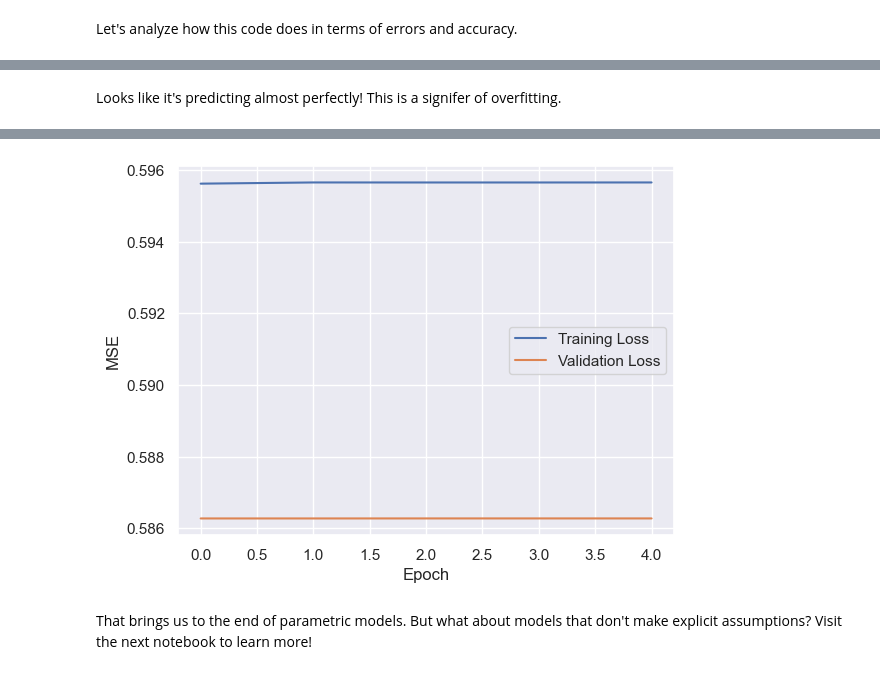
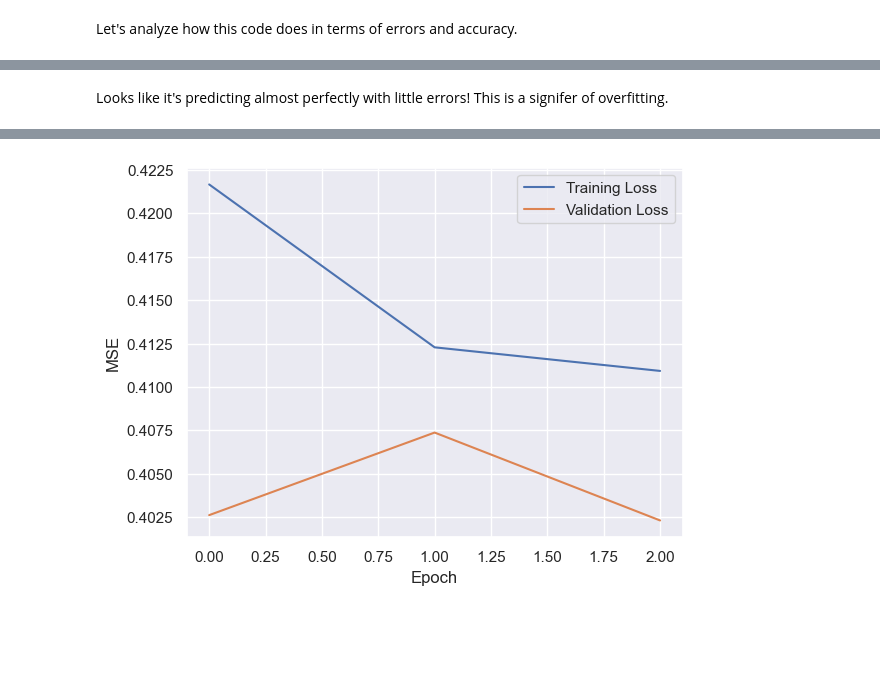
Before and after one commit to faithz314/INDE577, a Jupyter notebook: 577repo/Supervised Learning/4_Neural Networks/Diabetes.ipynb, the cells around one changed output, grey strips where cells are left out. Saved outputs shown, nothing was run; the diff lists cells and outputs as text; code cells hidden in the pictures; blank space fills up the shorter version.

```diff
--- a/577repo/Supervised Learning/4_Neural Networks/Diabetes.ipynb
+++ b/577repo/Supervised Learning/4_Neural Networks/Diabetes.ipynb
@@ -64,15 +64,15 @@ I deliberated much over what type of neural network I should use, but I ultimate
 model = tf.keras.models.Sequential([
     tf.keras.layers.Dense(64, activation='relu', input_shape=(X_train.shape[1],)),
     tf.keras.layers.Dropout(0.2),
-    tf.keras.layers.Dense(20, activation='softmax')  # Output layer with 3 neurons and softmax activation
+    tf.keras.layers.Dense(20, activation='sigmoid')  # Output layer with 3 neurons and softmax activation
 ])
 # %% [markdown]
 I chose to use 3 epochs because I am impatient, but more is definitely recommnded!
 # %%
-model.compile(optimizer= tf.keras.optimizers.Adam(learning_rate=0.5),
-              loss='mse',
-              metrics=['accuracy'])
+model.compile(optimizer= tf.keras.optimizers.Adam(learning_rate=0.01),
+              loss='sparse_categorical_crossentropy',
+              metrics=['mse'])
 
-#model.fit(X_train, y_train, epochs=3, validation_split=0.3)
+history= model.fit(X_train, y_train, epochs=3, validation_split=0.3)
 model.summary()
 # %% [output]
@@ -117,7 +119,6 @@ plt.show()
 # %% [markdown]
-Looks like it's predicting almost perfectly! This is a signifer of overfitting.
+Looks like it's predicting almost perfectly with little errors! This is a signifer of overfitting.
 # %%
-history= model.fit(X_train, y_train, epochs=5, validation_split=0.3)
 
 # Plot learning curves
 plt.plot(history.history['loss'], label='Training Loss')
@@ -140,3 +131 @@ Epoch 5/5
-[figure, old version]
+[figure, new version]
-# %% [markdown]
-That brings us to the end of parametric models. But what about models that don't make explicit assumptions? Visit the next notebook to learn more!
```
Also changed, not shown: parts of 7 cells of this notebook, 2 other files.
